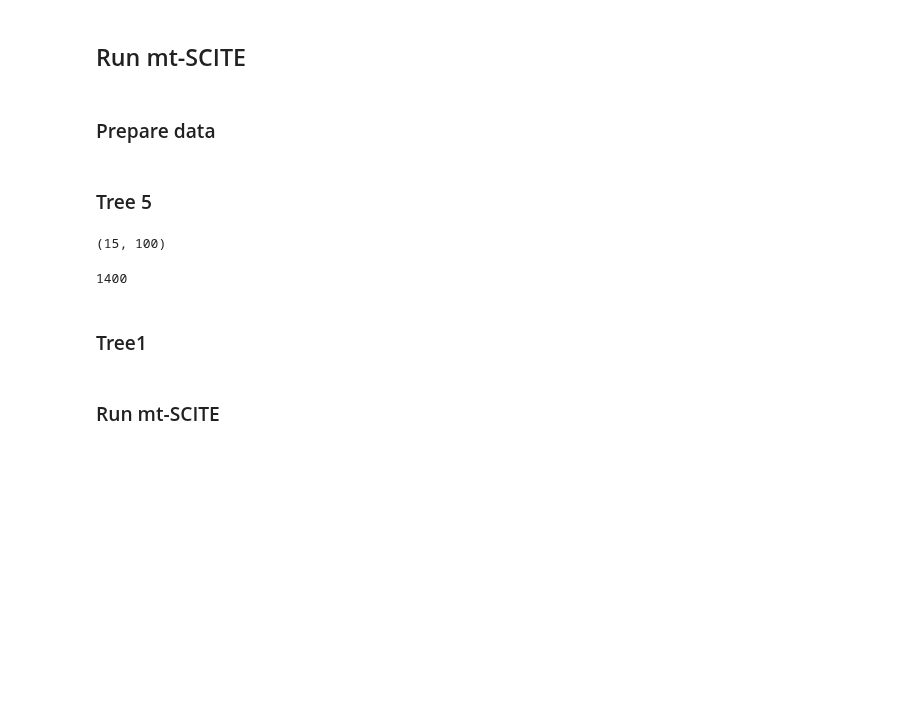
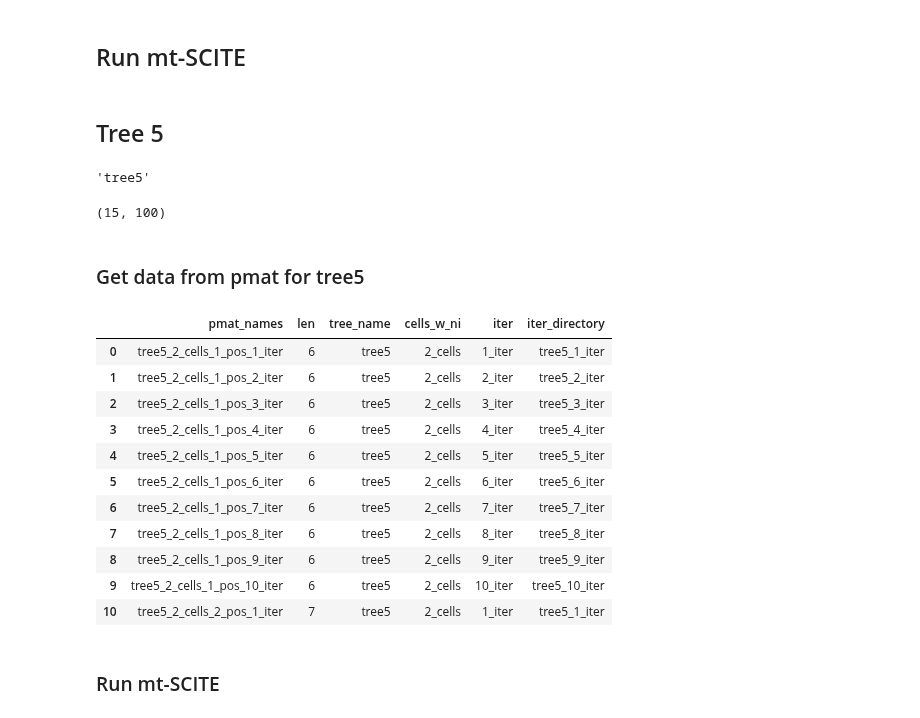
Before and after one commit to cbg-ethz/mt-SCITE, a Jupyter notebook: Notebooks/compute_mutations_probabilities_simulated.ipynb, the cells around one changed output. Drawn from its saved outputs; the diff is of its cells as text; code cells hidden in the pictures; blank space fills up the shorter version.

```diff
--- a/Notebooks/compute_mutations_probabilities_simulated.ipynb
+++ b/Notebooks/compute_mutations_probabilities_simulated.ipynb
@@ -262,8 +275,11 @@ Source(g)
 [drawing not drawn]
 # %% [markdown]
 ## Run mt-SCITE
-# %% [markdown]
-### Prepare data
 # %% [markdown]
-### Tree 5
+## Tree 5
+# %%
+experiment = 'tree5'
+experiment
+# %% [output]
+'tree5'
 # %%
@@ -271,31 +288,52 @@ a_pmat = pd.read_csv('../../data/simulations_matrix_output/non-informative/tree5
 a_pmat.shape
 # %% [output]
 (15, 100)
+# %% [markdown]
+### Get data from pmat for tree5
 # %%
 # prepare pmat data
-
 
 pmat_names = []
 shapes = []
 
-pmat_input_path = '../../data/simulations_matrix_output/non-informative/'
+pmat_input_path = f'../../data/simulations_matrix_output/non-informative/{experiment}/'
+#print(pmat_input_path)
 pmats = list(glob(os.path.join(pmat_input_path, '*.csv')))
 tree_name = []
 
 for filename in sorted(pmats, key=lambda var:[int(x) if x.isdigit() else x for x in re.findall(r'[^0-9]|[0-9]+', var)]):
     name = os.path.basename(filename).split('-')[0].rsplit('.', 2)[0]
     #print(name)
     pmat_names.append(name)
     df = pd.read_csv(filename, sep=' ', header=None)
     shapes.append(len(df))
 
 # make df with pmat info
 pmat_data = pd.DataFrame(
     {'pmat_names': pmat_names,
      'len': shapes,
     })
+
+
+# add some info
+pmat_data['tree_name'] = pmat_data.pmat_names.str[:5]
+pmat_data['cells_w_ni'] = pmat_data.pmat_names.str[6:13]
+pmat_data['iter'] = pmat_data['pmat_names'].str.split('_', n = 5).str[5]
+pmat_data["iter_directory"] = pmat_data["tree_name"] + '_' +pmat_data["iter"]
+
+#len(pmat_names)
+pmat_data.head(11)
+# %% [output]
+|  | pmat_names | len | tree_name | cells_w_ni | iter | iter_directory |
+| 0 | tree5_2_cells_1_pos_1_iter | 6 | tree5 | 2_cells | 1_iter | tree5_1_iter |
+| 1 | tree5_2_cells_1_pos_2_iter | 6 | tree5 | 2_cells | 2_iter | tree5_2_iter |
+| 2 | tree5_2_cells_1_pos_3_iter | 6 | tree5 | 2_cells | 3_iter | tree5_3_iter |
+| 3 | tree5_2_cells_1_pos_4_iter | 6 | tree5 | 2_cells | 4_iter | tree5_4_iter |
+| 4 | tree5_2_cells_1_pos_5_iter | 6 | tree5 | 2_cells | 5_iter | tree5_5_iter |
+| 5 | tree5_2_cells_1_pos_6_iter | 6 | tree5 | 2_cells | 6_iter | tree5_6_iter |
+| 6 | tree5_2_cells_1_pos_7_iter | 6 | tree5 | 2_cells | 7_iter | tree5_7_iter |
+| 7 | tree5_2_cells_1_pos_8_iter | 6 | tree5 | 2_cells | 8_iter | tree5_8_iter |
+| 8 | tree5_2_cells_1_pos_9_iter | 6 | tree5 | 2_cells | 9_iter | tree5_9_iter |
+| 9 | tree5_2_cells_1_pos_10_iter | 6 | tree5 | 2_cells | 10_iter | tree5_10_iter |
+| 10 | tree5_2_cells_2_pos_1_iter | 7 | tree5 | 2_cells | 1_iter | tree5_1_iter |
-# %%
-len(pmat_names)
-# %% [output]
-1400
 # %%
@@ -308,2 +345,0 @@ pmat_data
-# %% [markdown]
-### Tree1
```
Also changed, not shown: parts of 12 cells of this notebook.
